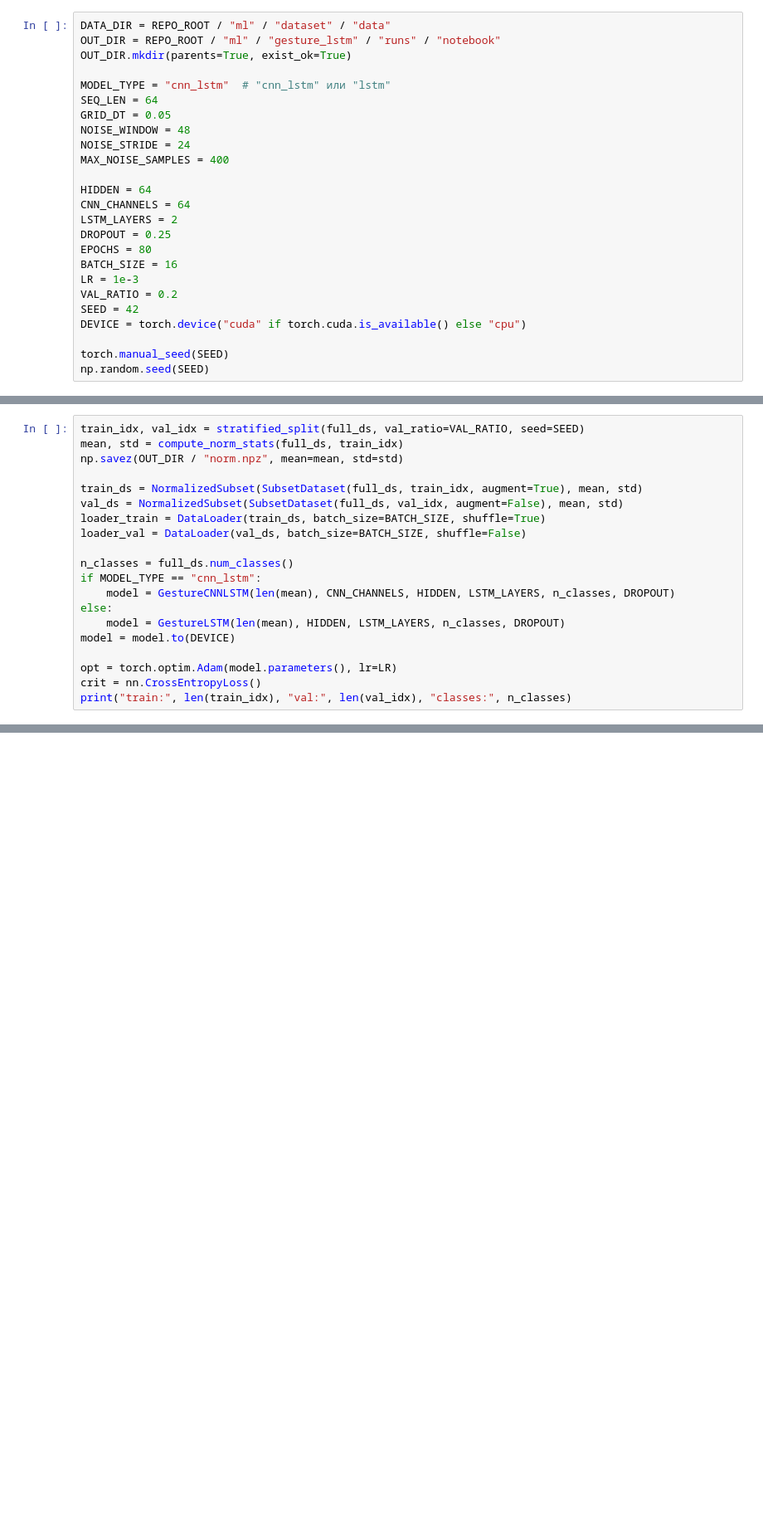
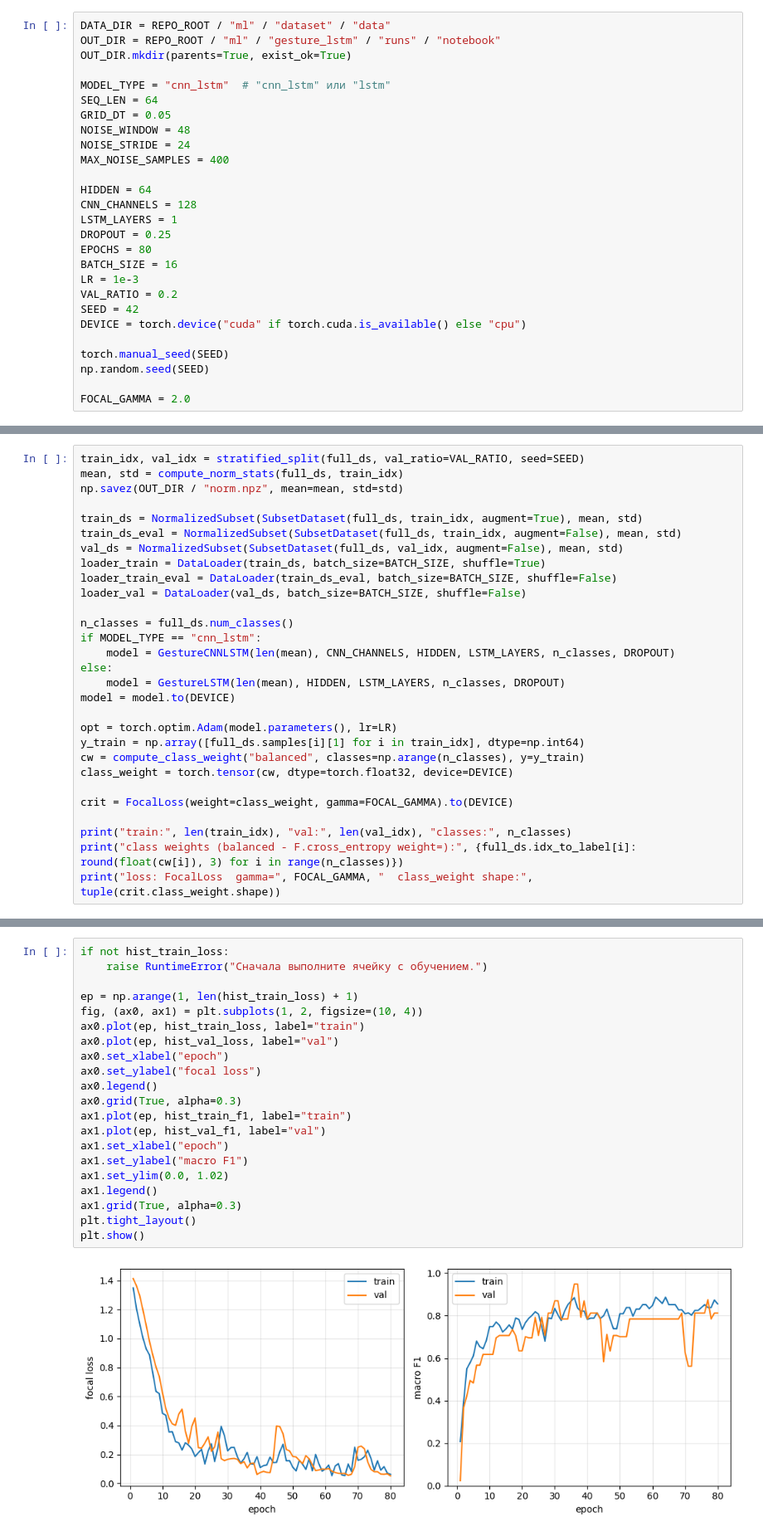
Before and after one commit to MichaelNoskov/KinestheticBook, a Jupyter notebook: ml/gesture_lstm/gesture_lstm_pipeline.ipynb, the cells around one changed output, grey strips where cells are left out. Shown at 83% size. Saved outputs shown, nothing was run; the diff lists cells and outputs as text; blank space fills up the shorter version.

```diff
--- a/ml/gesture_lstm/gesture_lstm_pipeline.ipynb
+++ b/ml/gesture_lstm/gesture_lstm_pipeline.ipynb
@@ -49,8 +57,8 @@ NOISE_STRIDE = 24
 MAX_NOISE_SAMPLES = 400
 
 HIDDEN = 64
-CNN_CHANNELS = 64
-LSTM_LAYERS = 2
+CNN_CHANNELS = 128
+LSTM_LAYERS = 1
 DROPOUT = 0.25
 EPOCHS = 80
 BATCH_SIZE = 16
@@ -61,6 +69,8 @@ DEVICE = torch.device("cuda" if torch.cuda.is_available() else "cpu")
 
 torch.manual_seed(SEED)
 np.random.seed(SEED)
+
+FOCAL_GAMMA = 2.0
 # %%
 full_ds = GestureNoiseDataset(
     DATA_DIR,
@@ -83,8 +102,10 @@ mean, std = compute_norm_stats(full_ds, train_idx)
 np.savez(OUT_DIR / "norm.npz", mean=mean, std=std)
 
 train_ds = NormalizedSubset(SubsetDataset(full_ds, train_idx, augment=True), mean, std)
+train_ds_eval = NormalizedSubset(SubsetDataset(full_ds, train_idx, augment=False), mean, std)
 val_ds = NormalizedSubset(SubsetDataset(full_ds, val_idx, augment=False), mean, std)
 loader_train = DataLoader(train_ds, batch_size=BATCH_SIZE, shuffle=True)
+loader_train_eval = DataLoader(train_ds_eval, batch_size=BATCH_SIZE, shuffle=False)
 loader_val = DataLoader(val_ds, batch_size=BATCH_SIZE, shuffle=False)
 
 n_classes = full_ds.num_classes()
@@ -95,5 +116,12 @@ else:
 model = model.to(DEVICE)
 
 opt = torch.optim.Adam(model.parameters(), lr=LR)
-crit = nn.CrossEntropyLoss()
+y_train = np.array([full_ds.samples[i][1] for i in train_idx], dtype=np.int64)
+cw = compute_class_weight("balanced", classes=np.arange(n_classes), y=y_train)
+class_weight = torch.tensor(cw, dtype=torch.float32, device=DEVICE)
+
+crit = FocalLoss(weight=class_weight, gamma=FOCAL_GAMMA).to(DEVICE)
+
 print("train:", len(train_idx), "val:", len(val_idx), "classes:", n_classes)
+print("class weights (balanced - F.cross_entropy weight=):", {full_ds.idx_to_label[i]: round(float(cw[i]), 3) for i in range(n_classes)})
+print("loss: FocalLoss  gamma=", FOCAL_GAMMA, "  class_weight shape:", tuple(crit.class_weight.shape))
@@ -198,0 +282,23 @@ print("saved to", OUT_DIR)
+# %%
+if not hist_train_loss:
+    raise RuntimeError("Сначала выполните ячейку с обучением.")
+
+ep = np.arange(1, len(hist_train_loss) + 1)
+fig, (ax0, ax1) = plt.subplots(1, 2, figsize=(10, 4))
+ax0.plot(ep, hist_train_loss, label="train")
+ax0.plot(ep, hist_val_loss, label="val")
+ax0.set_xlabel("epoch")
+ax0.set_ylabel("focal loss")
+ax0.legend()
+ax0.grid(True, alpha=0.3)
+ax1.plot(ep, hist_train_f1, label="train")
+ax1.plot(ep, hist_val_f1, label="val")
+ax1.set_xlabel("epoch")
+ax1.set_ylabel("macro F1")
+ax1.set_ylim(0.0, 1.02)
+ax1.legend()
+ax1.grid(True, alpha=0.3)
+plt.tight_layout()
+plt.show()
+# %% [output]
+[figure, added]
```
Also changed, not shown: parts of 8 cells of this notebook, 2 other files.
